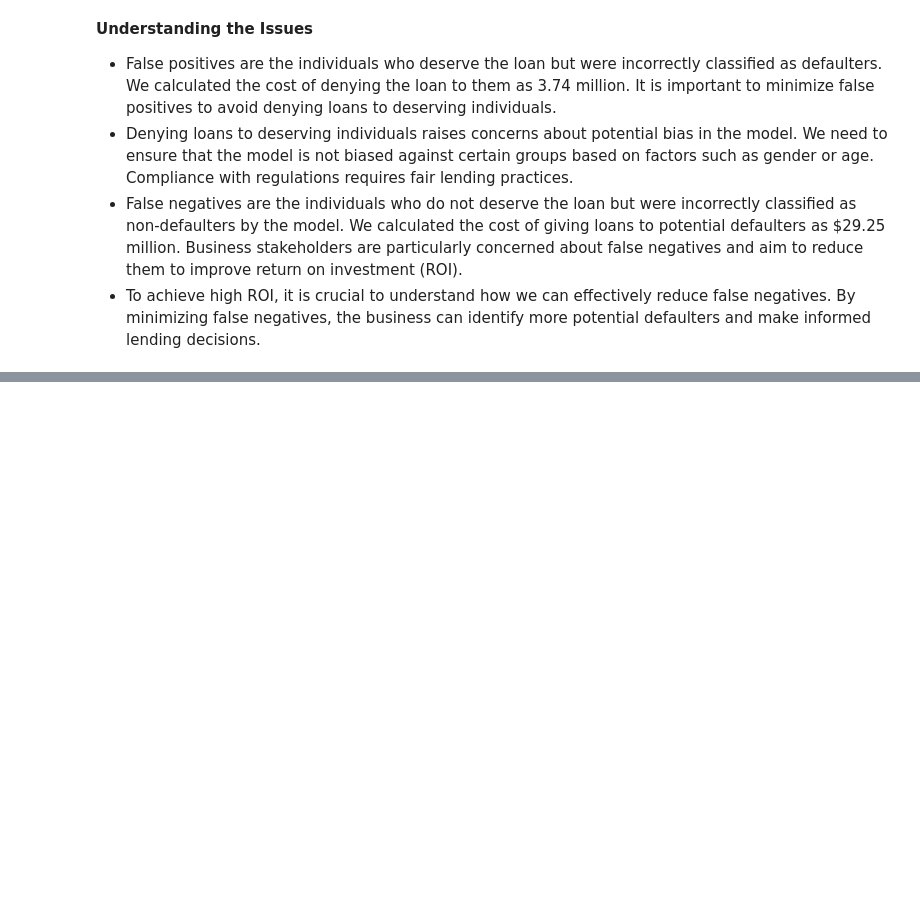
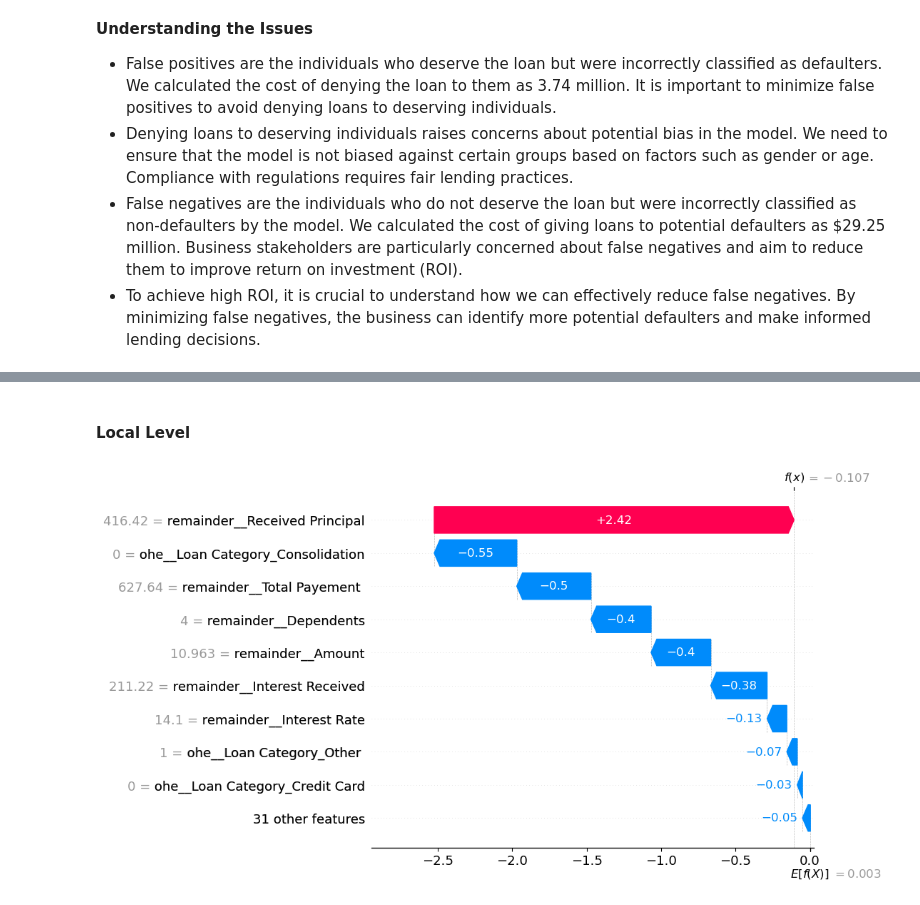
Before and after one commit to harshp777/Explainable-AI-Fraud-Detection, a Jupyter notebook: notebooks/ExplainableAI.ipynb, the cells around one changed output, grey strips where cells are left out. Saved outputs shown, nothing was run; the diff lists cells and outputs as text; code cells hidden in the pictures; blank space fills up the shorter version.

```diff
--- a/notebooks/ExplainableAI.ipynb
+++ b/notebooks/ExplainableAI.ipynb
@@ -254,0 +310,7 @@ shap_values.display_data
+# %% [markdown]
+#### Local Level
+# %%
+# visualize the first prediction's explanation
+shap.plots.waterfall(shap_values[200])
+# %% [output]
+[figure, added]
```
Also changed, not shown: parts of 26 cells of this notebook.
